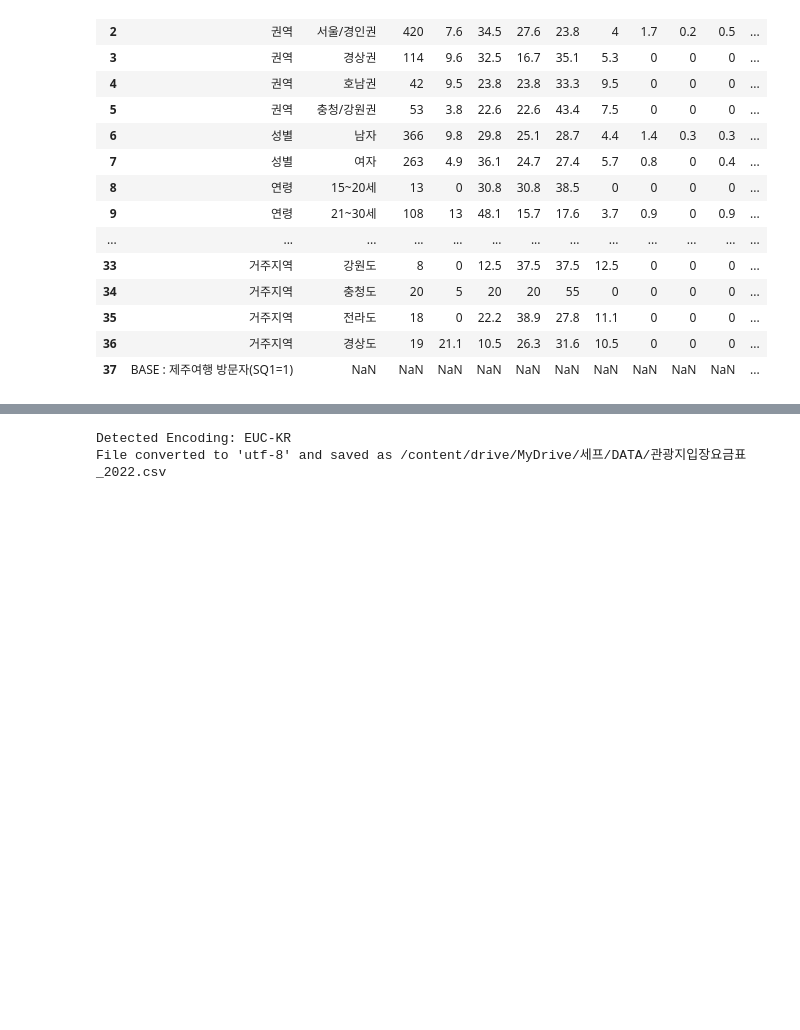
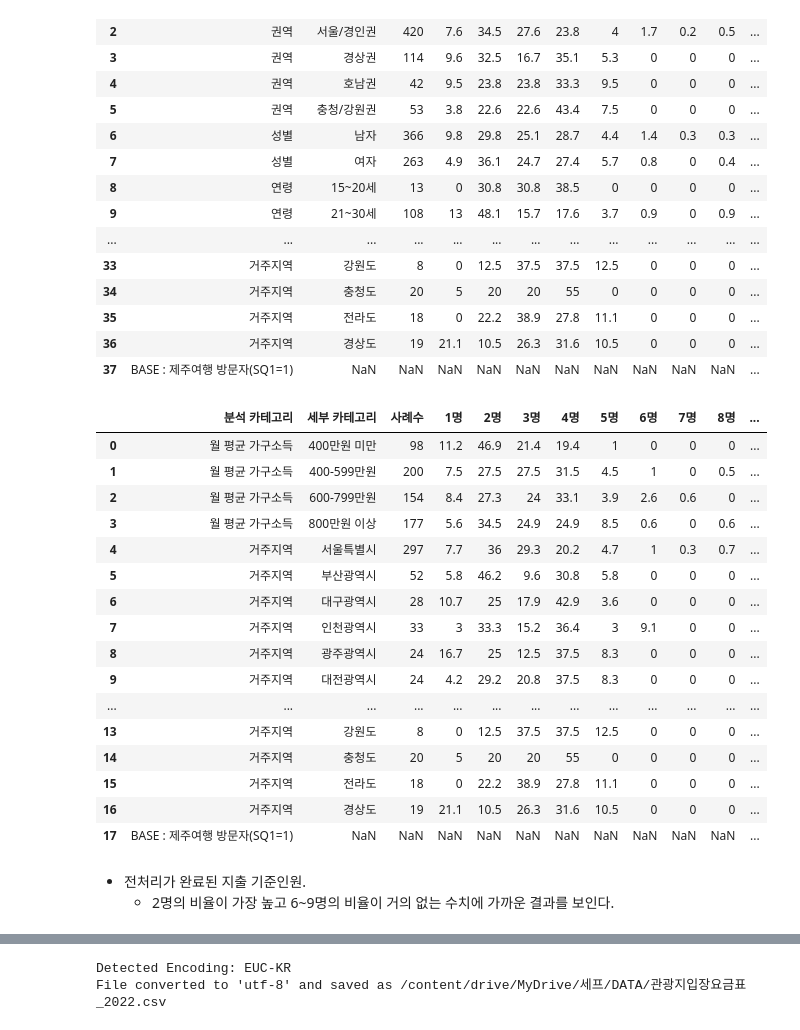
Before and after one commit to HaJeong-K/Jeju_project, a Jupyter notebook: 2022년 데이터 전처리.ipynb, the cells around one changed output, grey strips where cells are left out. Drawn from its saved outputs; the diff is of its cells as text; code cells hidden in the pictures; blank space fills up the shorter version.

```diff
--- a/2022년 데이터 전처리.ipynb
+++ b/2022년 데이터 전처리.ipynb
@@ -116,3 +118,28 @@ expenditure_standard_2022
 | 35 | 거주지역 | 전라도 | 18 | 0 | 22.2 | 38.9 | 27.8 | 11.1 | 0 | 0 | 0 | ... |
 | 36 | 거주지역 | 경상도 | 19 | 21.1 | 10.5 | 26.3 | 31.6 | 10.5 | 0 | 0 | 0 | ... |
 | 37 | BASE : 제주여행 방문자(SQ1=1) | NaN | NaN | NaN | NaN | NaN | NaN | NaN | NaN | NaN | NaN | ... |
+# %%
+expenditure_standard_2022 = expenditure_standard_2022.drop(index = range(0, 20)).reset_index(drop=True)
+
+expenditure_standard_2022
+# %% [output]
+|  | 분석 카테고리 | 세부 카테고리 | 사례수 | 1명 | 2명 | 3명 | 4명 | 5명 | 6명 | 7명 | 8명 | ... |
+| 0 | 월 평균 가구소득 | 400만원 미만 | 98 | 11.2 | 46.9 | 21.4 | 19.4 | 1 | 0 | 0 | 0 | ... |
+| 1 | 월 평균 가구소득 | 400-599만원 | 200 | 7.5 | 27.5 | 27.5 | 31.5 | 4.5 | 1 | 0 | 0.5 | ... |
+| 2 | 월 평균 가구소득 | 600-799만원 | 154 | 8.4 | 27.3 | 24 | 33.1 | 3.9 | 2.6 | 0.6 | 0 | ... |
+| 3 | 월 평균 가구소득 | 800만원 이상 | 177 | 5.6 | 34.5 | 24.9 | 24.9 | 8.5 | 0.6 | 0 | 0.6 | ... |
+| 4 | 거주지역 | 서울특별시 | 297 | 7.7 | 36 | 29.3 | 20.2 | 4.7 | 1 | 0.3 | 0.7 | ... |
+| 5 | 거주지역 | 부산광역시 | 52 | 5.8 | 46.2 | 9.6 | 30.8 | 5.8 | 0 | 0 | 0 | ... |
+| 6 | 거주지역 | 대구광역시 | 28 | 10.7 | 25 | 17.9 | 42.9 | 3.6 | 0 | 0 | 0 | ... |
+| 7 | 거주지역 | 인천광역시 | 33 | 3 | 33.3 | 15.2 | 36.4 | 3 | 9.1 | 0 | 0 | ... |
+| 8 | 거주지역 | 광주광역시 | 24 | 16.7 | 25 | 12.5 | 37.5 | 8.3 | 0 | 0 | 0 | ... |
+| 9 | 거주지역 | 대전광역시 | 24 | 4.2 | 29.2 | 20.8 | 37.5 | 8.3 | 0 | 0 | 0 | ... |
+| ... | ... | ... | ... | ... | ... | ... | ... | ... | ... | ... | ... | ... |
+| 13 | 거주지역 | 강원도 | 8 | 0 | 12.5 | 37.5 | 37.5 | 12.5 | 0 | 0 | 0 | ... |
+| 14 | 거주지역 | 충청도 | 20 | 5 | 20 | 20 | 55 | 0 | 0 | 0 | 0 | ... |
+| 15 | 거주지역 | 전라도 | 18 | 0 | 22.2 | 38.9 | 27.8 | 11.1 | 0 | 0 | 0 | ... |
+| 16 | 거주지역 | 경상도 | 19 | 21.1 | 10.5 | 26.3 | 31.6 | 10.5 | 0 | 0 | 0 | ... |
+| 17 | BASE : 제주여행 방문자(SQ1=1) | NaN | NaN | NaN | NaN | NaN | NaN | NaN | NaN | NaN | NaN | ... |
+# %% [markdown]
+- 전처리가 완료된 지출 기준인원.
+  + 2명의 비율이 가장 높고 6~9명의 비율이 거의 없는 수치에 가까운 결과를 보인다.
```
Also changed, not shown: parts of 26 cells of this notebook.
